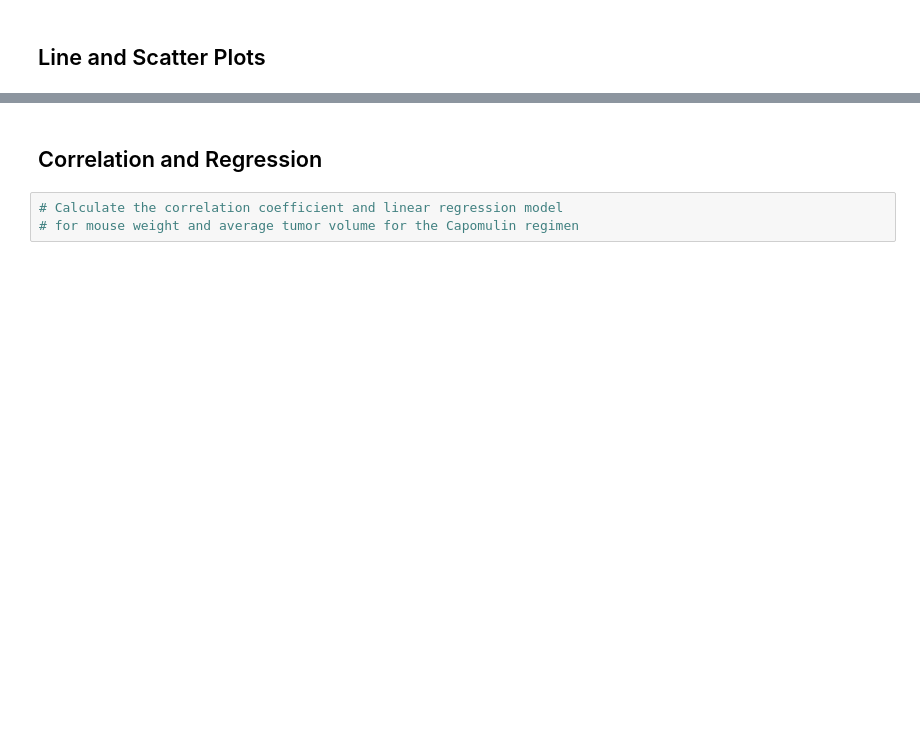
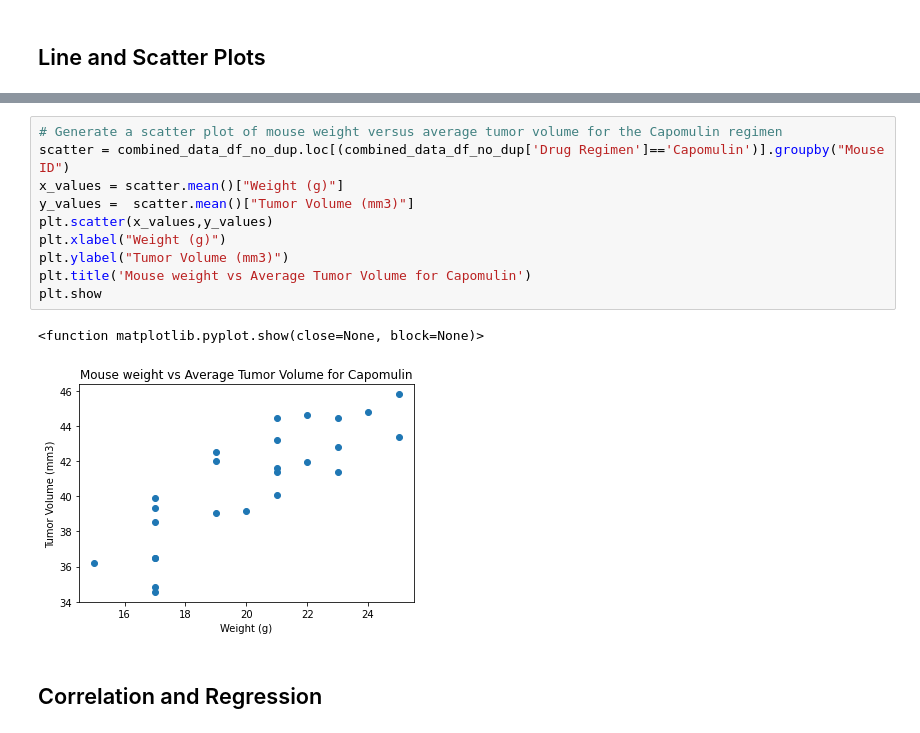
Before and after one commit to johnwanng/Matplotlib, a Jupyter notebook: pymaceuticals_starter.ipynb, the cells around one changed output, grey strips where cells are left out. Drawn from its saved outputs; the diff is of its cells as text; blank space fills up the shorter version.

```diff
--- a/pymaceuticals_starter.ipynb
+++ b/pymaceuticals_starter.ipynb
@@ -204,5 +317,15 @@ plt.show()
+# %%
+# Generate a scatter plot of mouse weight versus average tumor volume for the Capomulin regimen
+scatter = combined_data_df_no_dup.loc[(combined_data_df_no_dup['Drug Regimen']=='Capomulin')].groupby("Mouse ID")
+x_values = scatter.mean()["Weight (g)"]
+y_values =  scatter.mean()["Tumor Volume (mm3)"]
+plt.scatter(x_values,y_values)
+plt.xlabel("Weight (g)")
+plt.ylabel("Tumor Volume (mm3)")
+plt.title('Mouse weight vs Average Tumor Volume for Capomulin')
+plt.show
+# %% [output]
+<function matplotlib.pyplot.show(close=None, block=None)>
+[figure, added]
 # %% [markdown]
 ## Correlation and Regression
-# %%
-# Calculate the correlation coefficient and linear regression model
-# for mouse weight and average tumor volume for the Capomulin regimen
```
Also changed, not shown: parts of 20 cells of this notebook, 2 other files.
